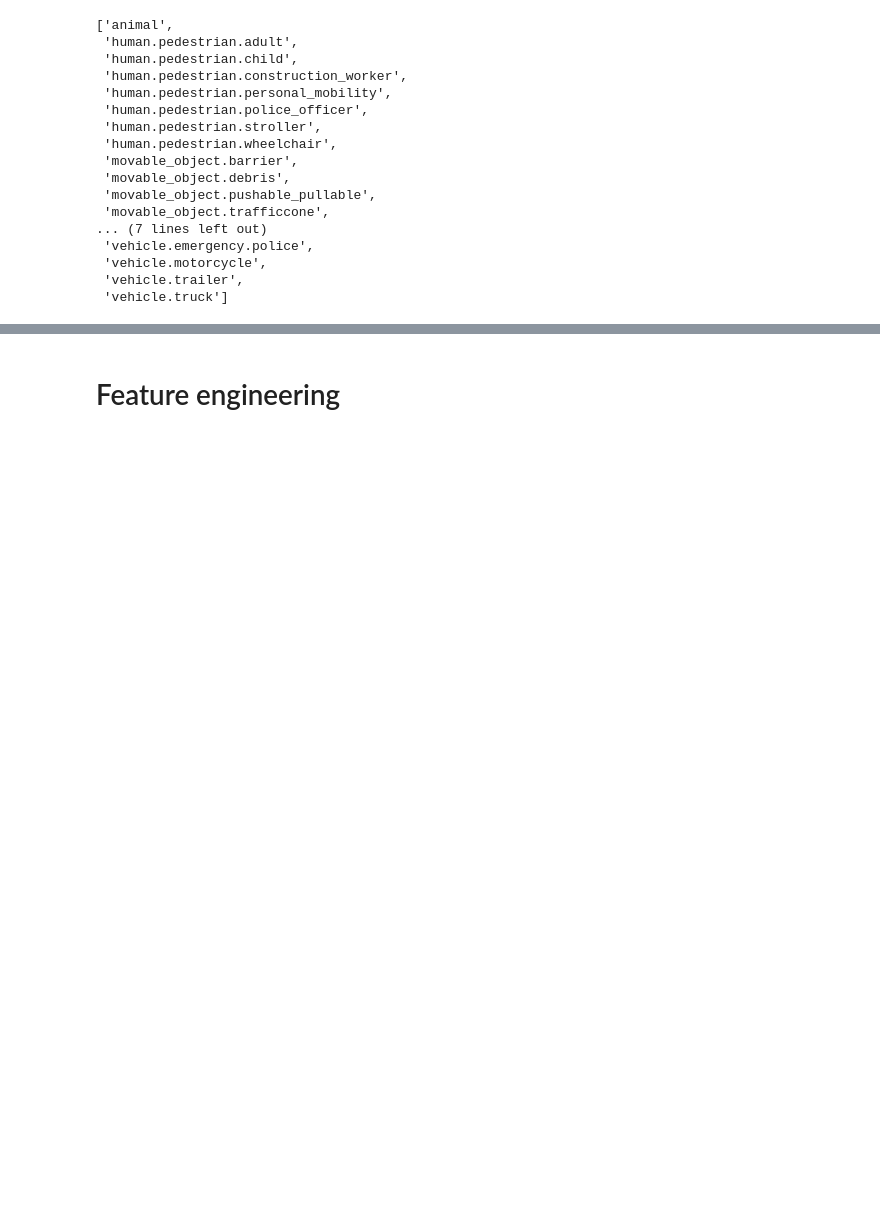
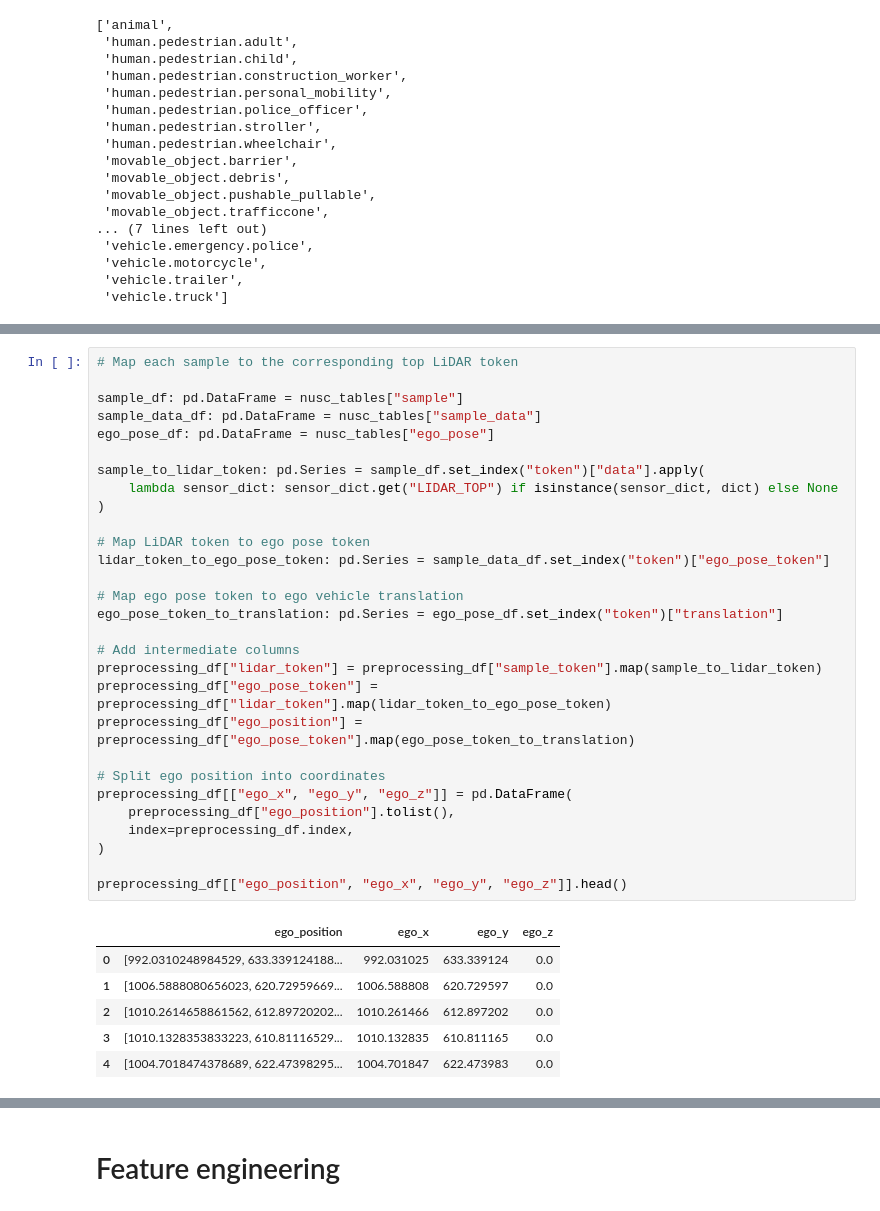
Before and after one commit to darkcyan-ugli-fruit/nuscenes-multimodal-learning, a Jupyter notebook: notebooks/00_EDA.ipynb, the cells around one changed output, grey strips where cells are left out. Cells and saved outputs as stored; diff of their text form; blank space fills up the shorter version.

```diff
--- a/notebooks/00_EDA.ipynb
+++ b/notebooks/00_EDA.ipynb
@@ -478,0 +430,36 @@ enriched_sa_df.head()
+# %%
+# Map each sample to the corresponding top LiDAR token
+
+sample_df: pd.DataFrame = nusc_tables["sample"]
+sample_data_df: pd.DataFrame = nusc_tables["sample_data"]
+ego_pose_df: pd.DataFrame = nusc_tables["ego_pose"]
+
+sample_to_lidar_token: pd.Series = sample_df.set_index("token")["data"].apply(
+    lambda sensor_dict: sensor_dict.get("LIDAR_TOP") if isinstance(sensor_dict, dict) else None
+)
+
+# Map LiDAR token to ego pose token
+lidar_token_to_ego_pose_token: pd.Series = sample_data_df.set_index("token")["ego_pose_token"]
+
+# Map ego pose token to ego vehicle translation
+ego_pose_token_to_translation: pd.Series = ego_pose_df.set_index("token")["translation"]
+
+# Add intermediate columns
+preprocessing_df["lidar_token"] = preprocessing_df["sample_token"].map(sample_to_lidar_token)
+preprocessing_df["ego_pose_token"] = preprocessing_df["lidar_token"].map(lidar_token_to_ego_pose_token)
+preprocessing_df["ego_position"] = preprocessing_df["ego_pose_token"].map(ego_pose_token_to_translation)
+
+# Split ego position into coordinates
+preprocessing_df[["ego_x", "ego_y", "ego_z"]] = pd.DataFrame(
+    preprocessing_df["ego_position"].tolist(),
+    index=preprocessing_df.index,
+)
+
+preprocessing_df[["ego_position", "ego_x", "ego_y", "ego_z"]].head()
+# %% [output]
+|  | ego_position | ego_x | ego_y | ego_z |
+| 0 | [992.0310248984529, 633.339124188... | 992.031025 | 633.339124 | 0.0 |
+| 1 | [1006.5888080656023, 620.72959669... | 1006.588808 | 620.729597 | 0.0 |
+| 2 | [1010.2614658861562, 612.89720202... | 1010.261466 | 612.897202 | 0.0 |
+| 3 | [1010.1328353833223, 610.81116529... | 1010.132835 | 610.811165 | 0.0 |
+| 4 | [1004.7018474378689, 622.47398295... | 1004.701847 | 622.473983 | 0.0 |
```
Also changed, not shown: parts of 20 cells of this notebook.
